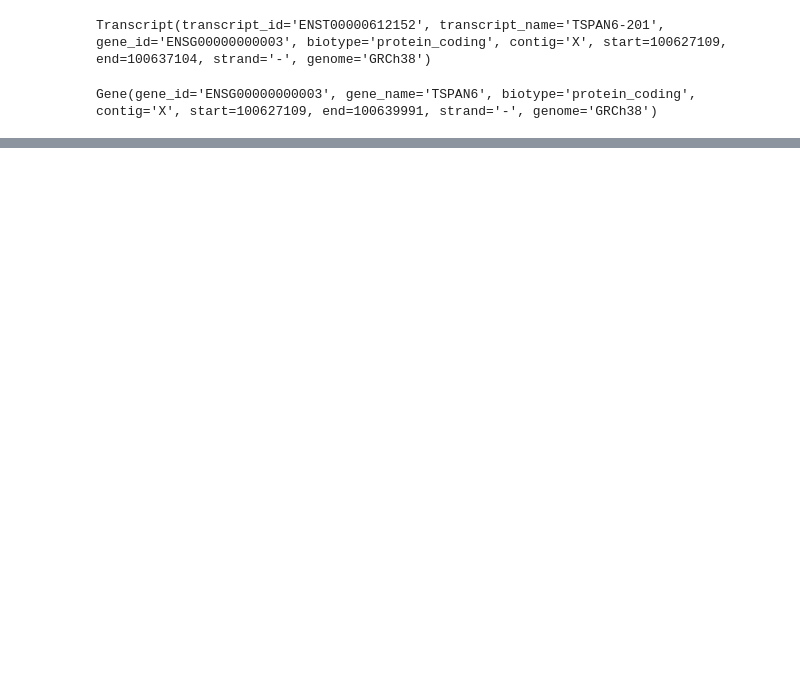
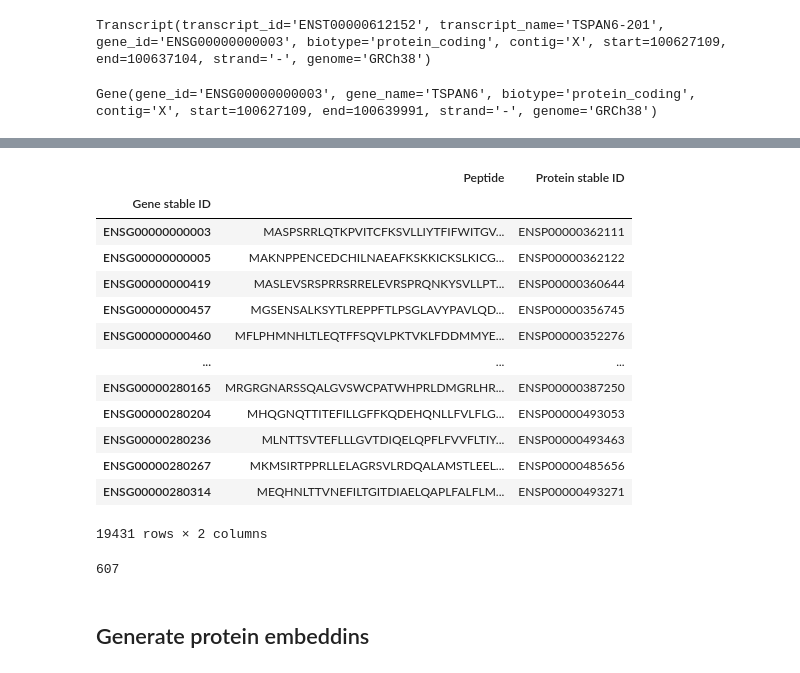
Before and after one commit to sofroniewn/rosa, a Jupyter notebook: notebooks/protiens.ipynb, the cells around one changed output, grey strips where cells are left out. Drawn from its saved outputs; the diff is of its cells as text; code cells hidden in the pictures; blank space fills up the shorter version.

```diff
--- a/notebooks/protiens.ipynb
+++ b/notebooks/protiens.ipynb
@@ -121,0 +71,7 @@ Name: Peptide, Length: 189783, dtype: object
+# %%
+import anndata as ad
+
+ADATA_PATH = '/home/ec2-user/cell_census/tabula_sapiens__sample_donor_id__label_cell_type.h5ad'
+adata = ad.read_h5ad(ADATA_PATH)
+# %%
+genes = list(adata.var.index)
@@ -121,0 +98,30 @@ Name: Peptide, Length: 189783, dtype: object
+# %%
+proteins = []
+for gene in genes:
+    prot = genes_proteins[genes_proteins['Gene stable ID'] == gene]
+    if len(prot) != 1:
+        raise ValueError(f'Gene {gene} has {len(prot)} proteins')
+    proteins.append(prot)
+# %%
+import pandas as pd
+
+df = pd.concat(proteins)
+df = df.set_index('Gene stable ID')
+df = df[['Peptide', 'Protein stable ID']]
+# %%
+df
+# %% [output]
+|  | Peptide | Protein stable ID |
+| Gene stable ID |  |  |
+| ENSG00000000003 | MASPSRRLQTKPVITCFKSVLLIYTFIFWITGV... | ENSP00000362111 |
+| ENSG00000000005 | MAKNPPENCEDCHILNAEAFKSKKICKSLKICG... | ENSP00000362122 |
+| ENSG00000000419 | MASLEVSRSPRRSRRELEVRSPRQNKYSVLLPT... | ENSP00000360644 |
+| ENSG00000000457 | MGSENSALKSYTLREPPFTLPSGLAVYPAVLQD... | ENSP00000356745 |
+| ENSG00000000460 | MFLPHMNHLTLEQTFFSQVLPKTVKLFDDMMYE... | ENSP00000352276 |
+| ... | ... | ... |
+| ENSG00000280165 | MRGRGNARSSQALGVSWCPATWHPRLDMGRLHR... | ENSP00000387250 |
+| ENSG00000280204 | MHQGNQTTITEFILLGFFKQDEHQNLLFVLFLG... | ENSP00000493053 |
+| ENSG00000280236 | MLNTTSVTEFLLLGVTDIQELQPFLFVVFLTIY... | ENSP00000493463 |
+| ENSG00000280267 | MKMSIRTPPRLLELAGRSVLRDQALAMSTLEEL... | ENSP00000485656 |
+| ENSG00000280314 | MEQHNLTTVNEFILTGITDIAELQAPLFALFLM... | ENSP00000493271 |
+19431 rows × 2 columns
@@ -121,0 +130,4 @@ Name: Peptide, Length: 189783, dtype: object
+# %%
+(df['Peptide Length'] < 100).sum()
+# %% [output]
+607
@@ -121,0 +136,2 @@ Name: Peptide, Length: 189783, dtype: object
+# %% [markdown]
+## Generate protein embeddins
```
Also changed, not shown: parts of 31 cells of this notebook, 4 other files.
